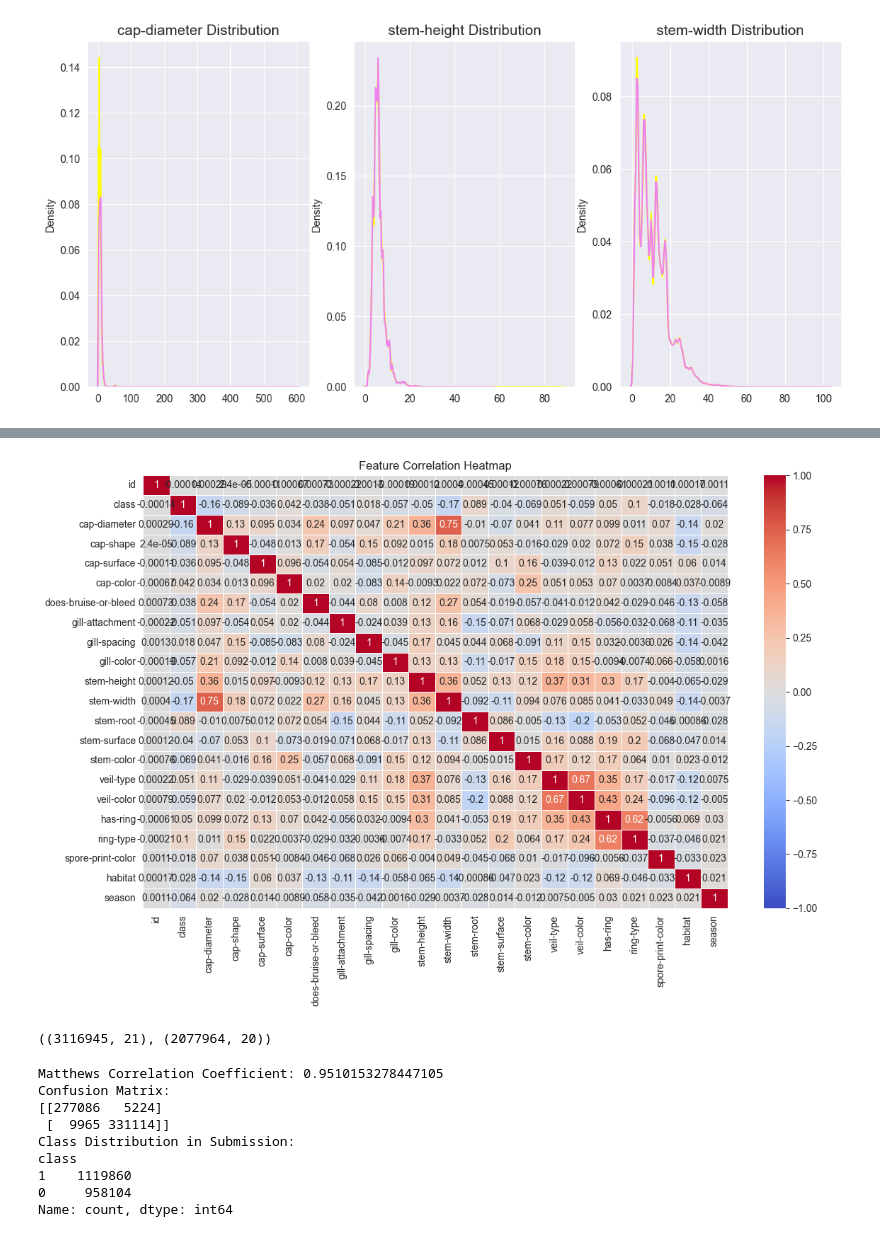
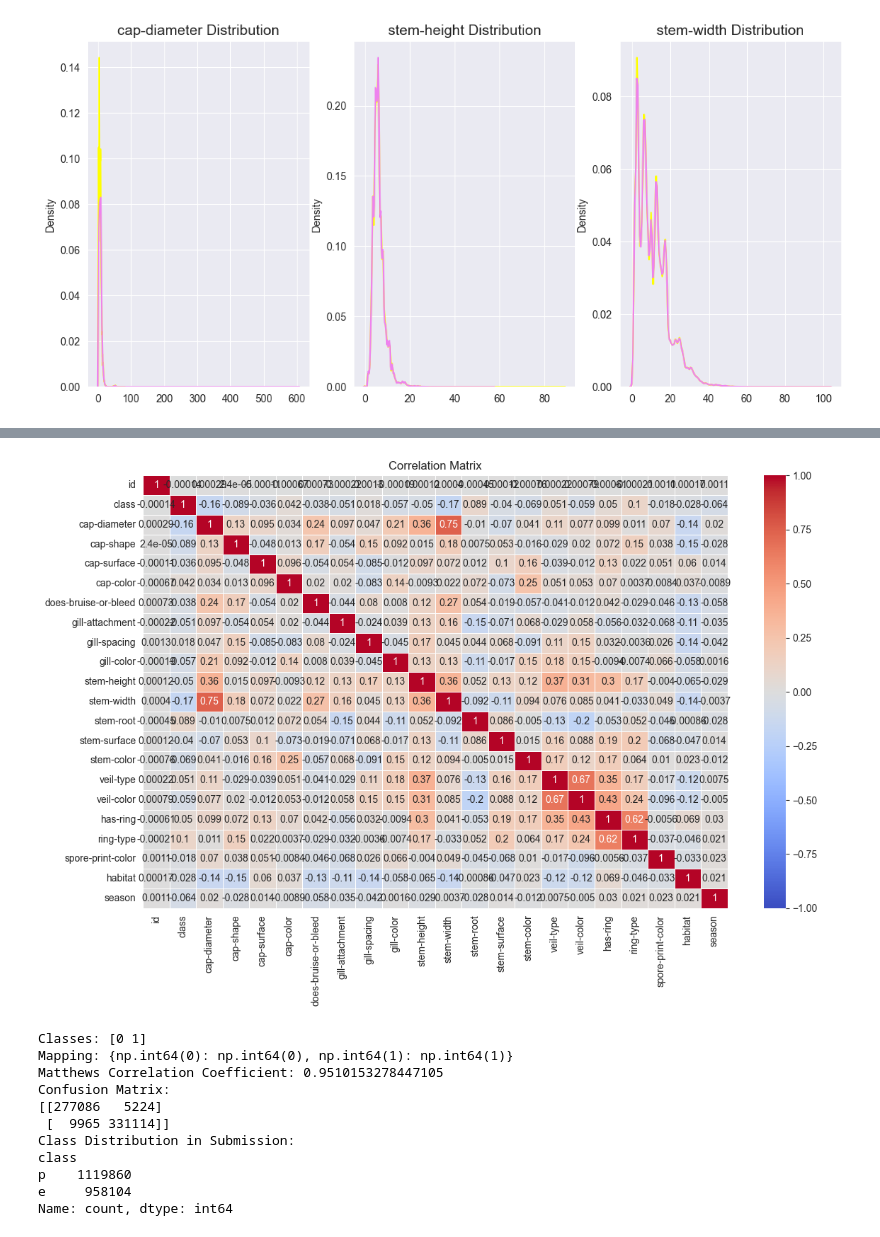
Before and after one commit to vimanmario/ML-BinaryPredictionOfPoisonousMushrooms, a Jupyter notebook: sample.ipynb, the cells around one changed output, grey strips where cells are left out. Drawn from its saved outputs; the diff is of its cells as text; code cells hidden in the pictures.

Commit message:
# XGBoost model results

```diff
--- a/sample.ipynb
+++ b/sample.ipynb
@@ -174,25 +168,28 @@ Name: class, dtype: float64
 # %%
 correlation_matrix = train_data.corr()
 
 # matrix
 plt.figure(figsize=(12, 8))
 sns.heatmap(correlation_matrix, annot=True, cmap='coolwarm', linewidths=0.5, vmin=-1, vmax=1)
-plt.title('Feature Correlation Heatmap')
+plt.title('Correlation Matrix')
 plt.tight_layout()
 plt.show()
 # %% [output]
-[figure, old version]
+[figure, new version]
-# %%
-X = train_data.drop(['class'], axis=1)
-y = train_data['class']
-test = test_data.drop(['id'], axis=1)
-X.shape,test.shape
-# %% [output]
-((3116945, 21), (2077964, 20))
 # %%
+# Assuming train_data and test_data are defined
+X = train_data.drop(columns=['class'], axis=1)
+y = train_data['class']
+
+# Fit the LabelEncoder
 labelencoder = LabelEncoder()
 y = labelencoder.fit_transform(y)
 
+# Verify the mapping
+print(f"Classes: {labelencoder.classes_}")
+print(f"Mapping: {dict(zip(labelencoder.transform(labelencoder.classes_), labelencoder.classes_))}")
+
+# Define XGBoost parameters
 params_input = {
     'n_estimators': 100,
     'max_depth': 5,
@@ -203,36 +200,50 @@ params_input = {
     'random_state': 42
 }
 
+# Split the data
 X_train, X_test, y_train, y_test = train_test_split(X, y, test_size=0.2, random_state=42, stratify=y)
 
+# Train the model
 model = XGBClassifier(**params_input)
-model = model.fit(X_train, y_train)
+model.fit(X_train, y_train)
 
+# Predict on the test set
 y_pred = model.predict(X_test)
 
+# Evaluate model performance
 mcc = matthews_corrcoef(y_test, y_pred)
 print(f"Matthews Correlation Coefficient: {mcc}")
 
 cm = confusion_matrix(y_test, y_pred)
 print(f"Confusion Matrix:\n{cm}")
 
+# Predict on the external test data
 test_preds = model.predict(test_data)
 
-predictions = labelencoder.inverse_transform(test_preds)
+# Explicitly define the mapping
+label_mapping = {0: 'e', 1: 'p'}
 
-submission = pd.DataFrame({'id': test_data.id, 'class': predictions})
+# Manually map predictions back to 'e' or 'p'
+predictions = [label_mapping[pred] for pred in test_preds]
 
+# Prepare submission DataFrame
+submission = pd.DataFrame({'id': test_data['id'], 'class': predictions})
+
+# Save submission to CSV
 submission.to_csv('submission.csv', index=False)
 
+# Print the distribution of predicted classes
 class_distribution = submission['class'].value_counts()
 print(f"Class Distribution in Submission:\n{class_distribution}")
 # %% [output]
+Classes: [0 1]
+Mapping: {np.int64(0): np.int64(0), np.int64(1): np.int64(1)}
 Matthews Correlation Coefficient: 0.9510153278447105
 Confusion Matrix:
 [[277086   5224]
  [  9965 331114]]
 Class Distribution in Submission:
 class
-1    1119860
-0     958104
+p    1119860
+e     958104
 Name: count, dtype: int64
```
Also changed, not shown: parts of 6 cells of this notebook.
